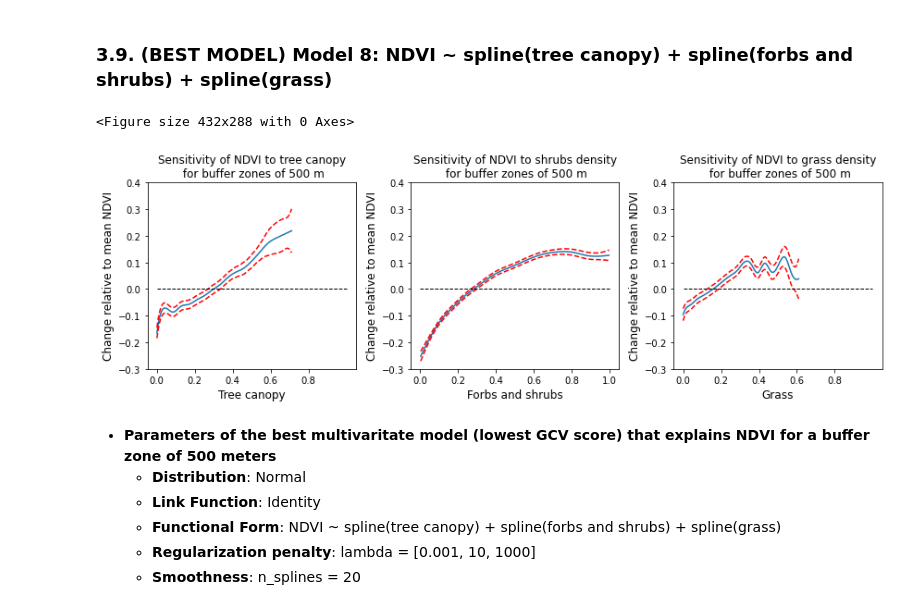
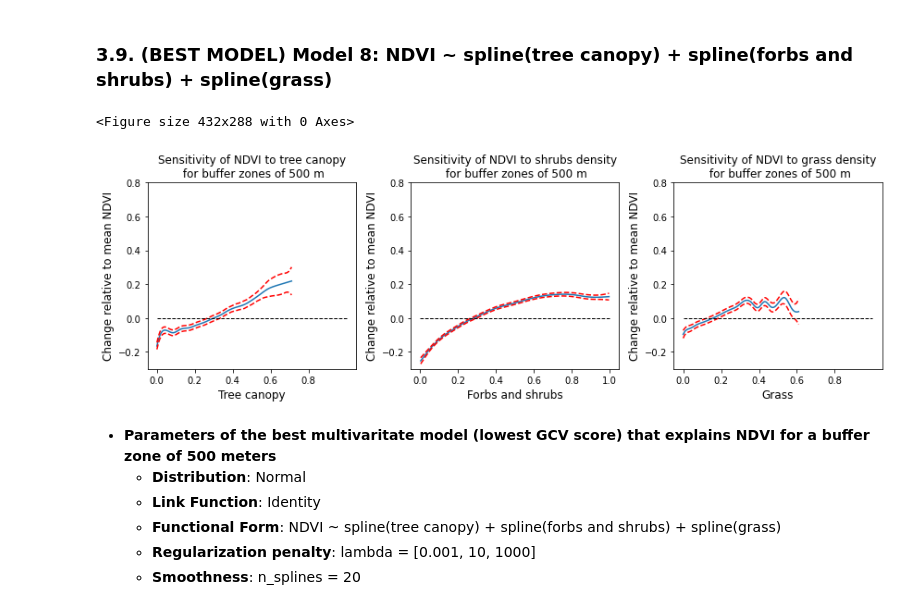
Before and after one commit to alexdelai/NDVI-dimist, a Jupyter notebook: 4_multivariate_analysis_ndvi_2.ipynb, the cells around one changed output. Saved outputs shown, nothing was run; the diff lists cells and outputs as text; code cells hidden in the pictures.

```diff
--- a/4_multivariate_analysis_ndvi_2.ipynb
+++ b/4_multivariate_analysis_ndvi_2.ipynb
@@ -358,7 +358,7 @@ for i, ax in enumerate(axs):
     XX = ndvi_100_8.generate_X_grid(term=i)
     ax.plot(XX[:, i], ndvi_100_8.partial_dependence(term=i, X=XX))
     ax.plot(XX[:, i], ndvi_100_8.partial_dependence(term=i, X=XX, width=.95)[1], c='r', ls='--')
-    ax.set_ylim(-0.3, 0.5)
+    ax.set_ylim(-0.3, 0.8)
     ax.set_xticks(list(ax.get_xticks()))
     #ax.get_yaxis().get_major_formatter().set_useOffset(False)
     ax.hlines(y=0, xmin=0, xmax=1, linewidth=1, color='black', linestyle='--')
@@ -1093,34 +1093,34 @@ github.com/dswah/pyGAM/issues/163
 # %%
 ## plotting
 plt.figure();
 fig, axs = plt.subplots(1,3,figsize=(12,4));
 
 titles = ['Sensitivity of NDVI to tree canopy\n for buffer zones of 500 m',
           'Sensitivity of NDVI to shrubs density\n for buffer zones of 500 m',
           'Sensitivity of NDVI to grass density\n for buffer zones of 500 m']
 x_labels = ['Tree canopy', 'Forbs and shrubs', 'Grass']
 for i, ax in enumerate(axs):
     XX = ndvi_500_8.generate_X_grid(term=i)
     ax.plot(XX[:, i], ndvi_500_8.partial_dependence(term=i, X=XX))
     ax.plot(XX[:, i], ndvi_500_8.partial_dependence(term=i, X=XX, width=.95)[1], c='r', ls='--')
-    ax.set_ylim(-0.3, 0.4)
+    ax.set_ylim(-0.3, 0.8)
     ax.set_xticks(list(ax.get_xticks()))
     ax.hlines(y=0, xmin=0, xmax=1, linewidth=1, color='black', linestyle='--')
     ax.set_ylabel('Change relative to mean NDVI', fontsize=12)
     ax.set_xlabel(x_labels[i], fontsize=12)
     ax.set_title(titles[i], fontsize=12);
 
 # non-overlapping subplots
 plt.tight_layout()
 
 # save the figure
 plt.savefig('thesis_project/visualizations/modelling/multivariate/gam_ndvi_500_best_plot_2.png', dpi=300, bbox_inches='tight')
 im.open('thesis_project/visualizations/modelling/multivariate/gam_ndvi_500_best_plot_2.png').save('thesis_project/visualizations/modelling/multivariate/gam_ndvi_500_best_plot_2.bmp')
 
 plt.show()
 # %% [output]
 <Figure size 432x288 with 0 Axes>
-[figure, old version]
+[figure, new version]
 # %% [markdown]
 - **Parameters of the best multivaritate model (lowest GCV score) that explains NDVI for a buffer zone of 500 meters**
     - **Distribution**: Normal
```
Also changed, not shown: parts of 21 cells of this notebook.
